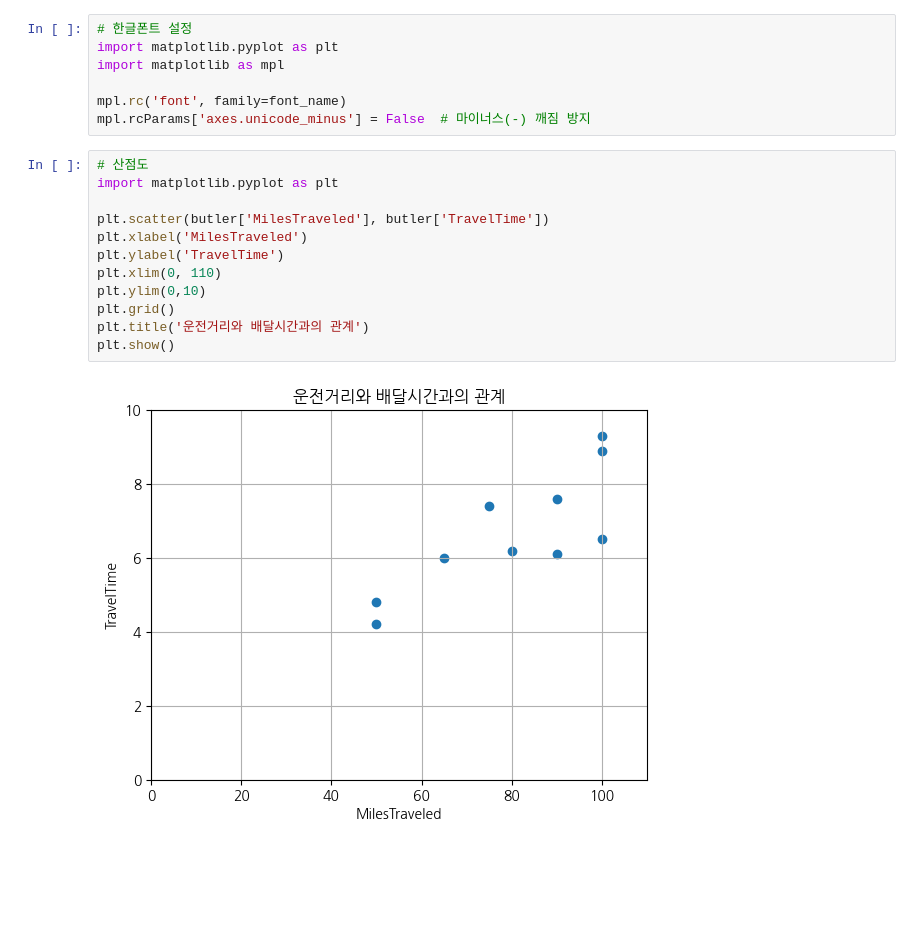
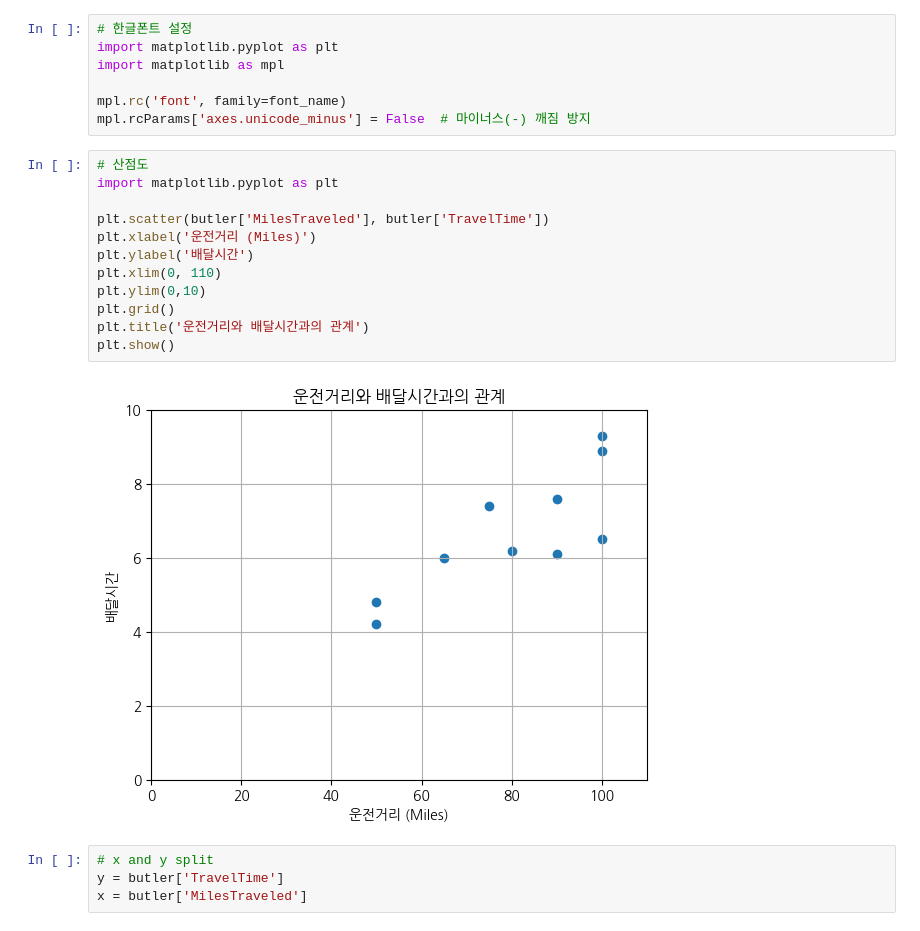
Before and after one commit to denverkim/BA_FALL2026, a Jupyter notebook: LAB4.ipynb, the cells around one changed output. Drawn from its saved outputs; the diff is of its cells as text; blank space fills up the shorter version.

```diff
--- a/LAB4.ipynb
+++ b/LAB4.ipynb
@@ -49,14 +49,18 @@ mpl.rcParams['axes.unicode_minus'] = False  # 마이너스(-) 깨짐 방지
 # %%
 # 산점도
 import matplotlib.pyplot as plt
 
 plt.scatter(butler['MilesTraveled'], butler['TravelTime'])
-plt.xlabel('MilesTraveled')
-plt.ylabel('TravelTime')
+plt.xlabel('운전거리 (Miles)')
+plt.ylabel('배달시간')
 plt.xlim(0, 110)
 plt.ylim(0,10)
 plt.grid()
 plt.title('운전거리와 배달시간과의 관계')
 plt.show()
 # %% [output]
-[figure, old version]
+[figure, new version]
+# %%
+# x and y split
+y = butler['TravelTime']
+x = butler['MilesTraveled']
```
Also changed, not shown: parts of 9 cells of this notebook.
